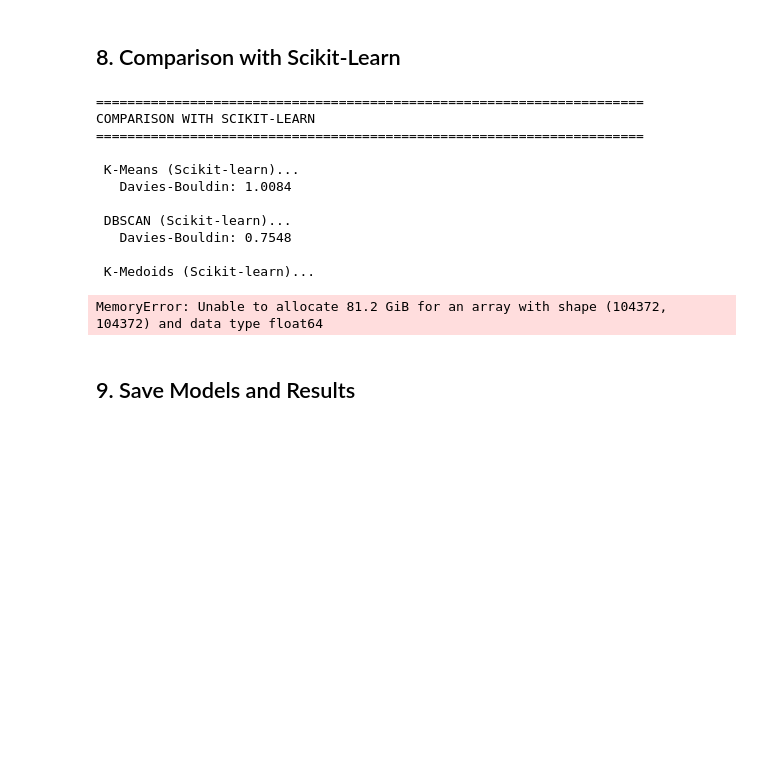
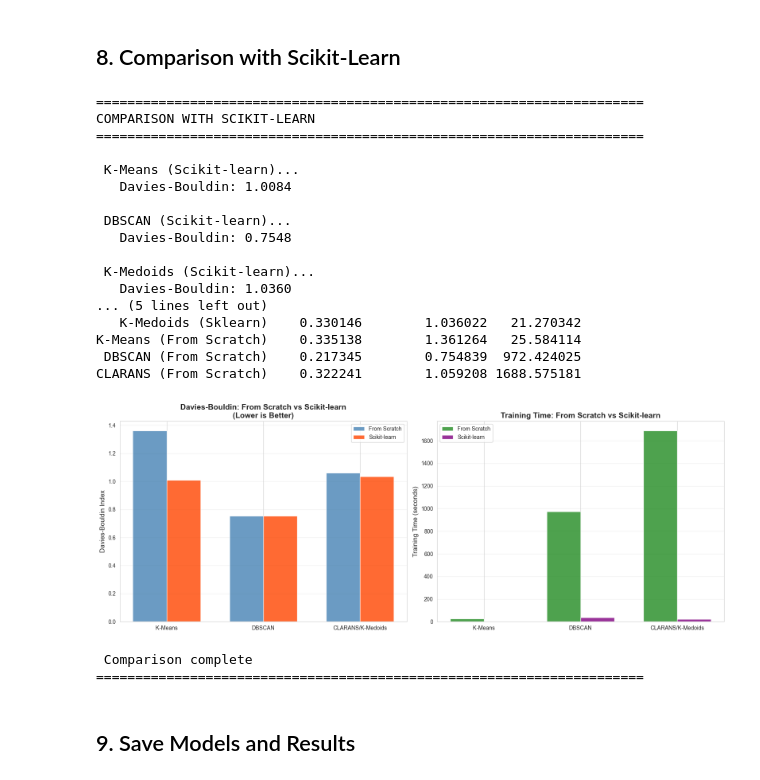
Before and after one commit to ali-boulahlib/forest-fire-prediction-datamining-2025, a Jupyter notebook: notebooks/6.0.Unsupervised From Scratch Models.ipynb, the cells around one changed output. Drawn from its saved outputs; the diff is of its cells as text; code cells hidden in the pictures; blank space fills up the shorter version.

```diff
--- a/notebooks/6.0.Unsupervised From Scratch Models.ipynb
+++ b/notebooks/6.0.Unsupervised From Scratch Models.ipynb
@@ -1446,19 +1446,25 @@ def compare_with_sklearn(X_scaled, labels_dict):
         'Train Time': train_time
     })
 
-    # FIX: Format the number conditionally, then print the string result
+
     db_display = f"{db:.4f}" if not np.isnan(db) else "N/A"
     print(f"   Davies-Bouldin: {db_display}")
+
+    from sklearn.utils import resample
+    if 10000 > 0:
+        X_sample = resample(X_scaled, n_samples=10000, replace=False, random_state=42)
+    else:
+        X_sample = X_scaled
 
     # K-Medoids (CLARANS equivalent)
     print("\n K-Medoids (Scikit-learn)...")
     start = time()
     sk_kmedoids = KMedoids(n_clusters=3, method='pam', random_state=42)
-    sk_kmedoids_labels = sk_kmedoids.fit_predict(X_scaled)
+    sk_kmedoids_labels = sk_kmedoids.fit_predict(X_sample)
     train_time = time() - start
 
-    sil = silhouette_score(X_scaled, sk_kmedoids_labels)
-    db = davies_bouldin_score(X_scaled, sk_kmedoids_labels)
+    sil = silhouette_score(X_sample, sk_kmedoids_labels)
+    db = davies_bouldin_score(X_sample, sk_kmedoids_labels)
 
     results.append({
         'Model': 'K-Medoids (Sklearn)',
@@ -1529,34 +1535,42 @@ def compare_with_sklearn(X_scaled, labels_dict):
     axes[1].set_ylabel('Training Time (seconds)', fontsize=12)
     axes[1].set_title('Training Time: From Scratch vs Scikit-learn',
                      fontsize=14, fontweight='bold')
     axes[1].set_xticks(x)
     axes[1].set_xticklabels(['K-Means', 'DBSCAN', 'CLARANS/K-Medoids'])
     axes[1].legend()
     axes[1].grid(axis='y', alpha=0.3)
 
     plt.tight_layout()
     plt.show()
 
     print("\n Comparison complete")
     print("="*70)
 
     return comparison_df
 
 # Compare with sklearn
 sklearn_comparison = compare_with_sklearn(X_scaled, labels_dict)
 # %% [output]
 ======================================================================
 COMPARISON WITH SCIKIT-LEARN
 ======================================================================
 
  K-Means (Scikit-learn)...
    Davies-Bouldin: 1.0084
 
  DBSCAN (Scikit-learn)...
    Davies-Bouldin: 0.7548
 
  K-Medoids (Scikit-learn)...
+   Davies-Bouldin: 1.0360
+... (5 lines left out)
+   K-Medoids (Sklearn)    0.330146        1.036022   21.270342
+K-Means (From Scratch)    0.335138        1.361264   25.584114
+ DBSCAN (From Scratch)    0.217345        0.754839  972.424025
+CLARANS (From Scratch)    0.322241        1.059208 1688.575181
+[figure, added]
-MemoryError: Unable to allocate 81.2 GiB for an array with shape (104372, 104372) and data type float64
+ Comparison complete
+======================================================================
 # %% [markdown]
 ## 9. Save Models and Results
 # %%
```
Also changed, not shown: parts of 1 cell of this notebook.
